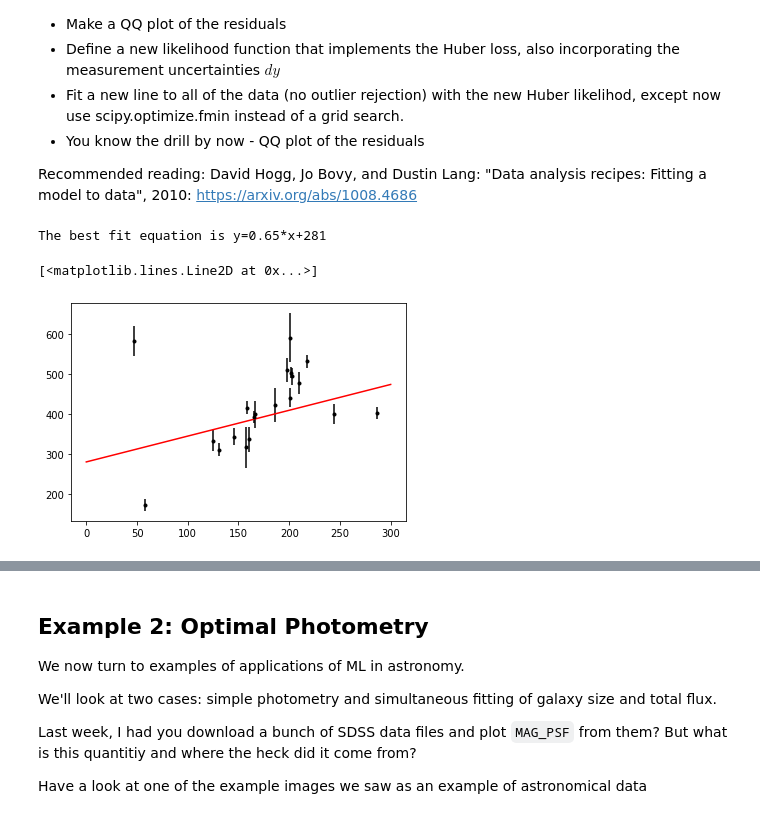
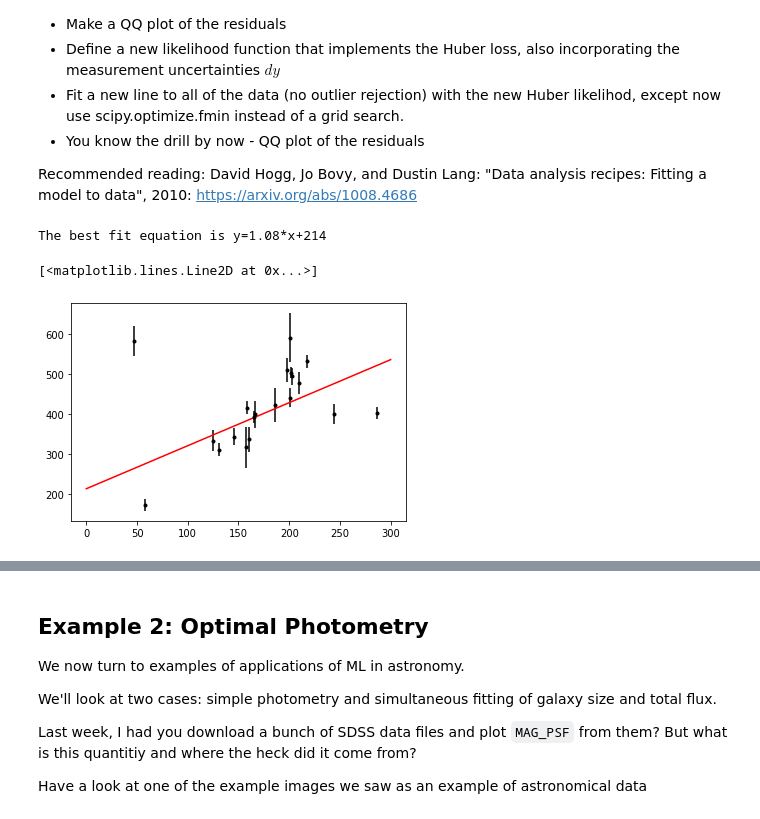
Before and after one commit to gnarayan/ast596_2020_Spring, a Jupyter notebook: homework/JenniferLi/homework02.ipynb, the cells around one changed output, grey strips where cells are left out. Cells and saved outputs as stored; diff of their text form; code cells hidden in the pictures.

```diff
--- a/homework/JenniferLi/homework02.ipynb
+++ b/homework/JenniferLi/homework02.ipynb
@@ -66,39 +66,38 @@ dy = data['sigma_y']
 #plt.hist(dy,bins=15)
 
 ## loss function
-def ln_loss(yi,xi,dy,a,b,sigma):
-    return -1./(2.*sigma**2)*np.sum((yi-(a*xi+b+dy))**2);
+def ln_loss(yi,xi,dy,a,b):
+    return -1./(2.)*np.sum((yi-(a*xi+b))**2/dy**2);
 
 ## optimize the loss function over a grid of a, b
 find_a = np.linspace(-2,2,num=400)
 find_b = np.linspace(0,400,num=400)
 find_max = np.zeros(shape=(len(find_a),len(find_b)))
 
-## sigma should be constant, so put a random value there to find best fit a, b.
 for ia,a in enumerate(find_a):
     for ib,b in enumerate(find_b):
-        find_max[ia,ib] = ln_loss(y,x,dy,a,b,10.)
+        find_max[ia,ib] = ln_loss(y,x,dy,a,b)
 
 #print(np.max(find_max))
 ind_a, ind_b = np.where(find_max==np.max(find_max))
 #print(ind_a,ind_b)
 #print(find_a[ind_a],find_b[ind_b])
 fit_a = find_a[ind_a]
 fit_b = find_b[ind_b]
 print (f'The best fit equation is y={fit_a[0]:.2f}*x+{fit_b[0]:.0f}')
 
 # visualize the loss function
 # plt.figure()
 # plt.imshow(find_min)
 
 # plot the data with fitted line
 plt.figure()
 plt.errorbar(x,y,yerr=dy,fmt='k.')
 plt.plot(np.linspace(0,300,num=300),fit_a*np.linspace(0,300,num=300)+fit_b,'r-')
 # %% [output]
-The best fit equation is y=0.65*x+281
+The best fit equation is y=1.08*x+214
 [<matplotlib.lines.Line2D at 0x...>]
-[figure, old version]
+[figure, new version]
 # %%
 import statsmodels.api as sm
 import scipy.stats as st
```
Also changed, not shown: parts of 8 cells of this notebook.
